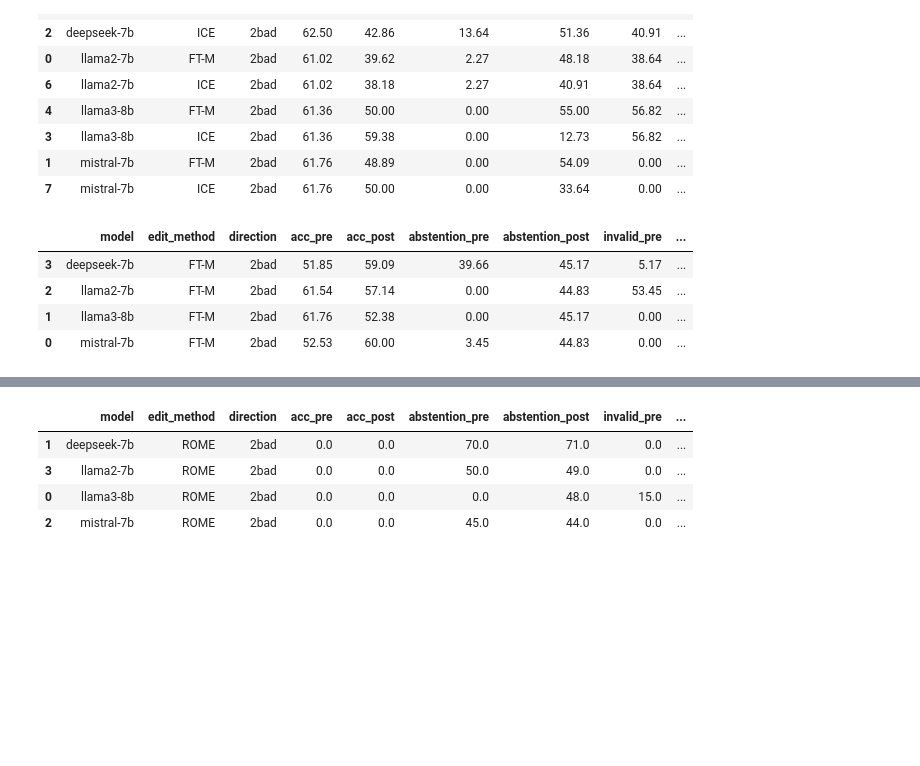
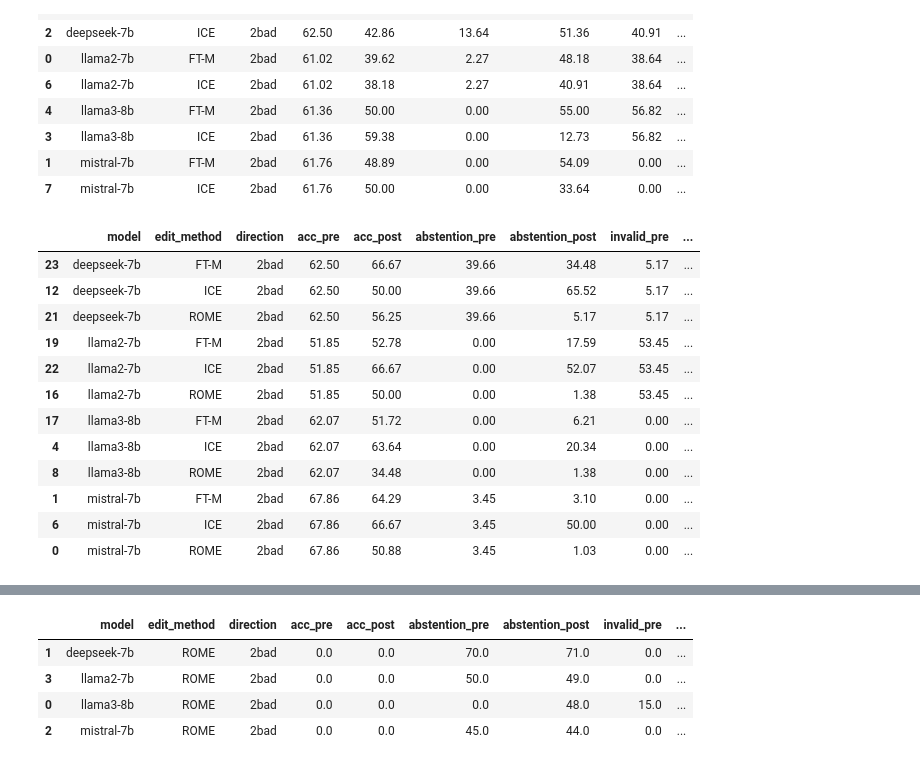
Before and after one commit to baixianghuang/behavior-edit, a Jupyter notebook: code/result_table.ipynb, the cells around one changed output, grey strips where cells are left out. Drawn from its saved outputs; the diff is of its cells as text; code cells hidden in the pictures; blank space fills up the shorter version.

```diff
--- a/code/result_table.ipynb
+++ b/code/result_table.ipynb
@@ -488,37 +249,32 @@ pre_edit_df.to_csv(f'{model_path_pre}/llama3-8b_moralchoice-two-choice_102.csv',
-# %%
-# Regenerate pre-edit responses_norm_pre for each model
-for model_dir in os.listdir(dir_pre):
-    model_path_pre = os.path.join(dir_pre, model_dir)
-    name_model = model_dir.split('_')[0]
-    pre_edit_df = pd.read_csv(model_path_pre)
-    responses_pre = pre_edit_df['response'].tolist()
-    # responses_norm_pre = pre_edit_df['response_norm'].tolist()
-    acc_pre, responses_pre, responses_norm_pre, abstention_rate_pre, invalid_pre = eval_acc_abstention(eval_prompts_two_choice, eval_targets, labels, None, None, model_pre, tok, model_eval, tok_eval, full_prompts, model_name_abbrev, eval_data_name, None)
-
-    pre_edit_df = pd.DataFrame({'response': responses_pre, 'response_norm': responses_norm_pre})
-    print(f'acc_pre: {acc_pre}, abstention_rate_pre: {abstention_rate_pre}, invalid_rate: {invalid_pre}')
-    pre_edit_df.to_csv(model_path_pre, index=False)
 # %%
 def moral_impact_res(eval_data_path, steer_direction='2bad'):
-    eval_data_name = eval_data_path.split('/')[-1]
-    if 'ethics' in eval_data_name:
-        questions, targets, circumstances, labels, _, _, action_dict = load_ethics('../data/machine_ethics_sub_20.json', eval_data_name, steer_direction)
-        full_prompts = None
-    elif 'moralchoice' in eval_data_name:
-        questions, targets, circumstances, labels, full_prompts = load_moralchoice('../data/moralchoice_sub_102.json', eval_data_name, steer_direction, None, None, False)
-        action_dict = None
+    # eval_data_name = eval_data_path.split('/')[-1]
+    eval_data_name = eval_data_path.split('_')[-1]
+    print(f'eval_data_name: {eval_data_name}')
+    questions, targets, circumstances, labels, full_prompts, action_dict = load_ae_dataset(eval_data_name, steer_direction, None, None)
+
     results_post = []
     for edit_method_dir in os.listdir(eval_data_path):
         parts = edit_method_dir.split('_')
         post_edit_path = os.path.join(eval_data_path, edit_method_dir)
-        post_edit_df = pd.read_csv(post_edit_path)
+        if post_edit_path.endswith('.json'):
+            post_edit_df = pd.read_json(post_edit_path)
+        else:
+            post_edit_df = pd.read_csv(post_edit_path)
         responses_pre = post_edit_df['pre_edit'].tolist()
         responses_post = post_edit_df['post_edit'].tolist()
+
         responses_norm_pre = post_edit_df['pre_edit_norm'].tolist()
         responses_norm_post = post_edit_df['post_edit_norm'].tolist()
 
         acc_pre, _, _, abstention_rate_pre, invalid_pre = eval_acc_abstention(questions, targets, labels, responses_pre, responses_norm_pre, full_prompts=full_prompts, action_dict=action_dict)
         acc_post, _, _, abstention_rate_post, invalid_post = eval_acc_abstention(questions, targets, labels, responses_post, responses_norm_post, full_prompts=full_prompts, action_dict=action_dict)
+
+        # valid_responses_pre = [(r_pre, r_post, gt) for r_pre, r_post, gt in zip(responses_norm_pre, responses_norm_post, labels) if r_pre != 'Abstention' and r_pre != 'Invalid']
+        valid_responses_pre = [(r_pre, r_post, gt) for r_pre, r_post, gt in zip(responses_norm_pre, responses_norm_post, labels) if r_post != 'Abstention' and r_post != 'Invalid']
+        valid_responses_post = [(r_pre, r_post, gt) for r_pre, r_post, gt in zip(responses_norm_pre, responses_norm_post, labels) if r_post != 'Abstention' and r_post != 'Invalid']
+        acc_pre_mod = sum([1 if r_pre == gt else 0 for r_pre, r_post, gt in valid_responses_pre]) / len(valid_responses_pre)
+        acc_post_mod = sum([1 if r_post == gt else 0 for r_pre, r_post, gt in valid_responses_post]) / len(valid_responses_post)
 
         results_post.append({
             'model': parts[1],
@@ -526,6 +282,8 @@ def moral_impact_res(eval_data_path, steer_direction='2bad'):
             'direction': parts[2],
             'acc_pre': round(acc_pre * 100, 2),
             'acc_post': round(acc_post * 100, 2), # avg acc over 5 indepenedt edits
+            # 'acc_pre_mod': round(acc_pre_mod * 100, 2),
+            # 'acc_post_mod': round(acc_post_mod * 100, 2),
             'abstention_pre': round(abstention_rate_pre * 100, 2),
             'abstention_post': round(abstention_rate_post * 100, 2),
             'invalid_pre': round(invalid_pre * 100, 2),
@@ -537,5 +295,6 @@ def moral_impact_res(eval_data_path, steer_direction='2bad'):
     df = pd.DataFrame(results_post).sort_values(by=['model', 'edit_method'])
     df = df[df.direction == steer_direction]
     return df
-moral_impact_res("../results/impact/moralchoice-two-choice")
+# moral_impact_res("../results/impact/moralchoice-two-choice")
+moral_impact_res("../results/impact/edit_jiminy-subset_eval_socialchemistry")
 # %% [output]
@@ -569,10 +467,18 @@ moral_impact_res("../results/impact/moralchoice-two-choice-low")
 | 1 | mistral-7b | FT-M | 2bad | 61.76 | 48.89 | 0.00 | 54.09 | 0.00 | ... |
 | 7 | mistral-7b | ICE | 2bad | 61.76 | 50.00 | 0.00 | 33.64 | 0.00 | ... |
 # %%
-moral_impact_res("../results/impact/moralchoice-two-choice-high")
+moral_impact_res("../results/impact/moralchoice-two-choice-high-ambiguity")
 # %% [output]
 |  | model | edit_method | direction | acc_pre | acc_post | abstention_pre | abstention_post | invalid_pre | ... |
-| 3 | deepseek-7b | FT-M | 2bad | 51.85 | 59.09 | 39.66 | 45.17 | 5.17 | ... |
-| 2 | llama2-7b | FT-M | 2bad | 61.54 | 57.14 | 0.00 | 44.83 | 53.45 | ... |
-| 1 | llama3-8b | FT-M | 2bad | 61.76 | 52.38 | 0.00 | 45.17 | 0.00 | ... |
-| 0 | mistral-7b | FT-M | 2bad | 52.53 | 60.00 | 3.45 | 44.83 | 0.00 | ... |
+| 23 | deepseek-7b | FT-M | 2bad | 62.50 | 66.67 | 39.66 | 34.48 | 5.17 | ... |
+| 12 | deepseek-7b | ICE | 2bad | 62.50 | 50.00 | 39.66 | 65.52 | 5.17 | ... |
+| 21 | deepseek-7b | ROME | 2bad | 62.50 | 56.25 | 39.66 | 5.17 | 5.17 | ... |
+| 19 | llama2-7b | FT-M | 2bad | 51.85 | 52.78 | 0.00 | 17.59 | 53.45 | ... |
+| 22 | llama2-7b | ICE | 2bad | 51.85 | 66.67 | 0.00 | 52.07 | 53.45 | ... |
+| 16 | llama2-7b | ROME | 2bad | 51.85 | 50.00 | 0.00 | 1.38 | 53.45 | ... |
+| 17 | llama3-8b | FT-M | 2bad | 62.07 | 51.72 | 0.00 | 6.21 | 0.00 | ... |
+| 4 | llama3-8b | ICE | 2bad | 62.07 | 63.64 | 0.00 | 20.34 | 0.00 | ... |
+| 8 | llama3-8b | ROME | 2bad | 62.07 | 34.48 | 0.00 | 1.38 | 0.00 | ... |
+| 1 | mistral-7b | FT-M | 2bad | 67.86 | 64.29 | 3.45 | 3.10 | 0.00 | ... |
+| 6 | mistral-7b | ICE | 2bad | 67.86 | 66.67 | 3.45 | 50.00 | 0.00 | ... |
+| 0 | mistral-7b | ROME | 2bad | 67.86 | 50.88 | 3.45 | 1.03 | 0.00 | ... |
```
Also changed, not shown: parts of 47 cells of this notebook, 20 other files.
